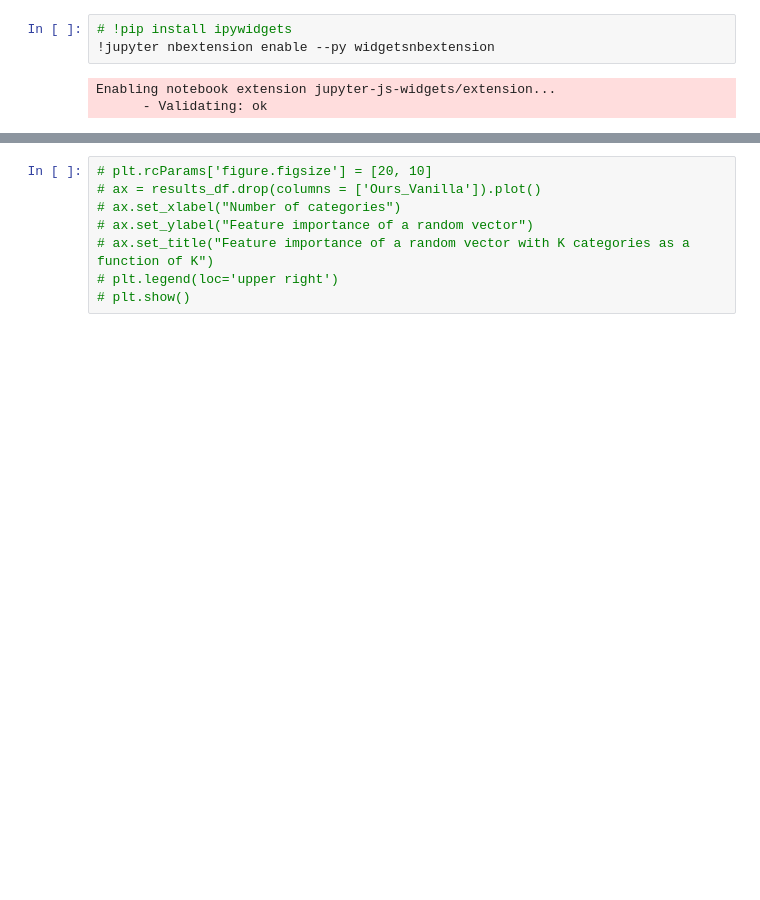
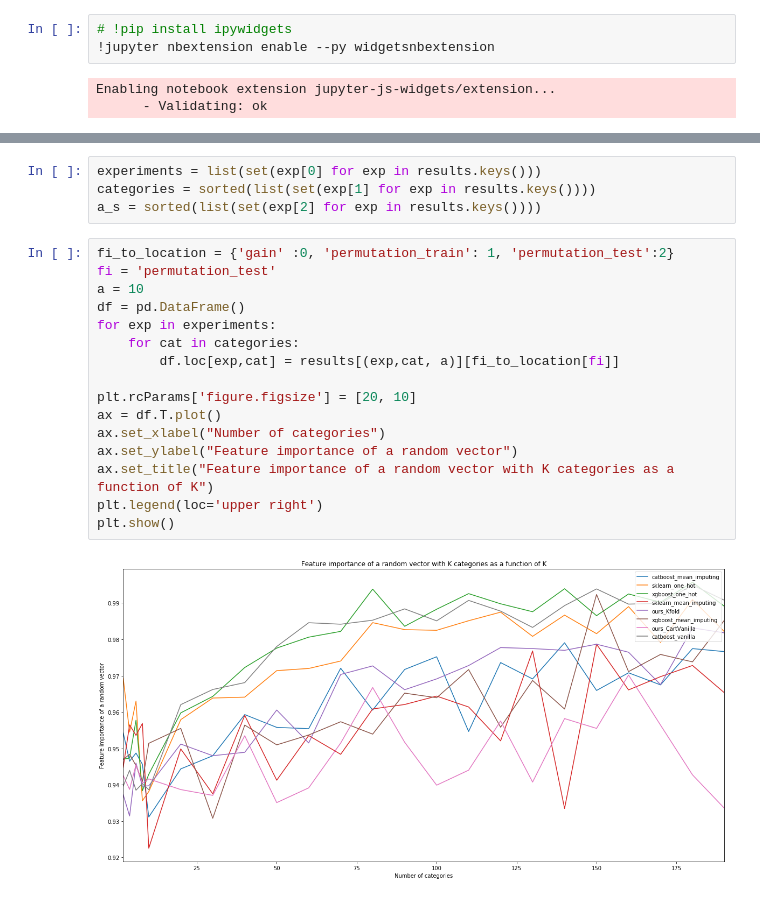
Before and after one commit to AfekIlayAdler/BootStrapDesicionTree, a Jupyter notebook: experiments/interaction/interaction_feature_importnace_as_function_of_k-add feature importance-Copy1.ipynb, the cells around one changed output, grey strips where cells are left out. Drawn from its saved outputs; the diff is of its cells as text; blank space fills up the shorter version.

```diff
--- a/experiments/interaction/interaction_feature_importnace_as_function_of_k-add feature importance-Copy1.ipynb
+++ b/experiments/interaction/interaction_feature_importnace_as_function_of_k-add feature importance-Copy1.ipynb
@@ -404,8 +202,22 @@ results_df[exp_name] = mean_results
+# %%
+experiments = list(set(exp[0] for exp in results.keys()))
+categories = sorted(list(set(exp[1] for exp in results.keys())))
+a_s = sorted(list(set(exp[2] for exp in results.keys())))
 # %%
-# plt.rcParams['figure.figsize'] = [20, 10]
-# ax = results_df.drop(columns = ['Ours_Vanilla']).plot()
-# ax.set_xlabel("Number of categories")
-# ax.set_ylabel("Feature importance of a random vector")
-# ax.set_title("Feature importance of a random vector with K categories as a function of K")
-# plt.legend(loc='upper right')
-# plt.show()
+fi_to_location = {'gain' :0, 'permutation_train': 1, 'permutation_test':2}
+fi = 'permutation_test'
+a = 10
+df = pd.DataFrame()
+for exp in experiments:
+    for cat in categories:
+        df.loc[exp,cat] = results[(exp,cat, a)][fi_to_location[fi]]
+
+plt.rcParams['figure.figsize'] = [20, 10]
+ax = df.T.plot()
+ax.set_xlabel("Number of categories")
+ax.set_ylabel("Feature importance of a random vector")
+ax.set_title("Feature importance of a random vector with K categories as a function of K")
+plt.legend(loc='upper right')
+plt.show()
+# %% [output]
+[figure, added]
```
Also changed, not shown: parts of 43 cells of this notebook, 1 other file.
